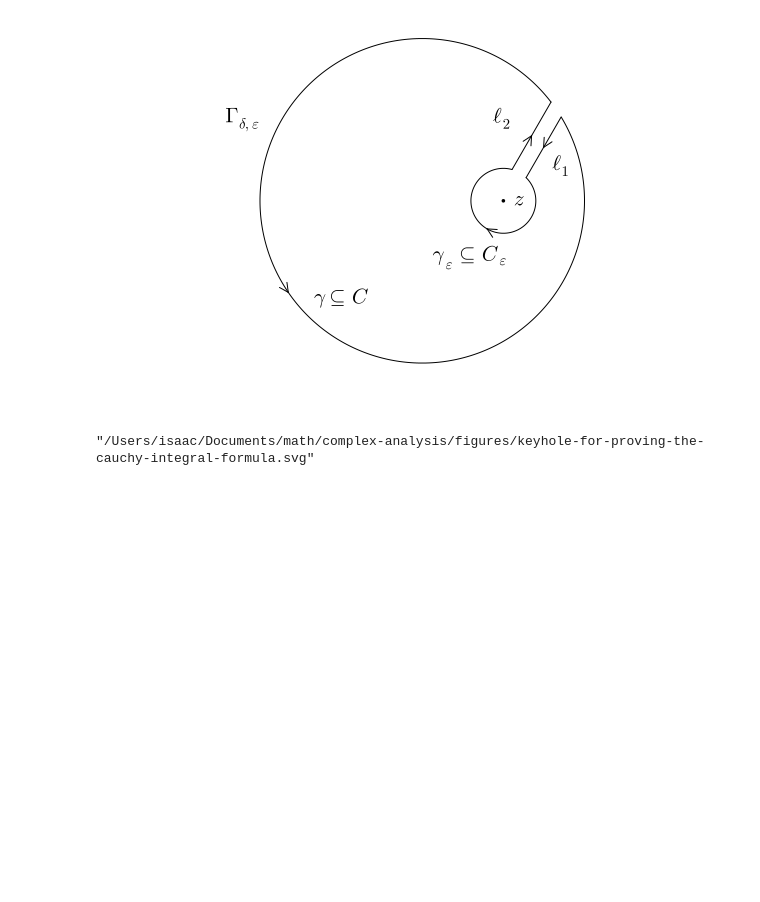
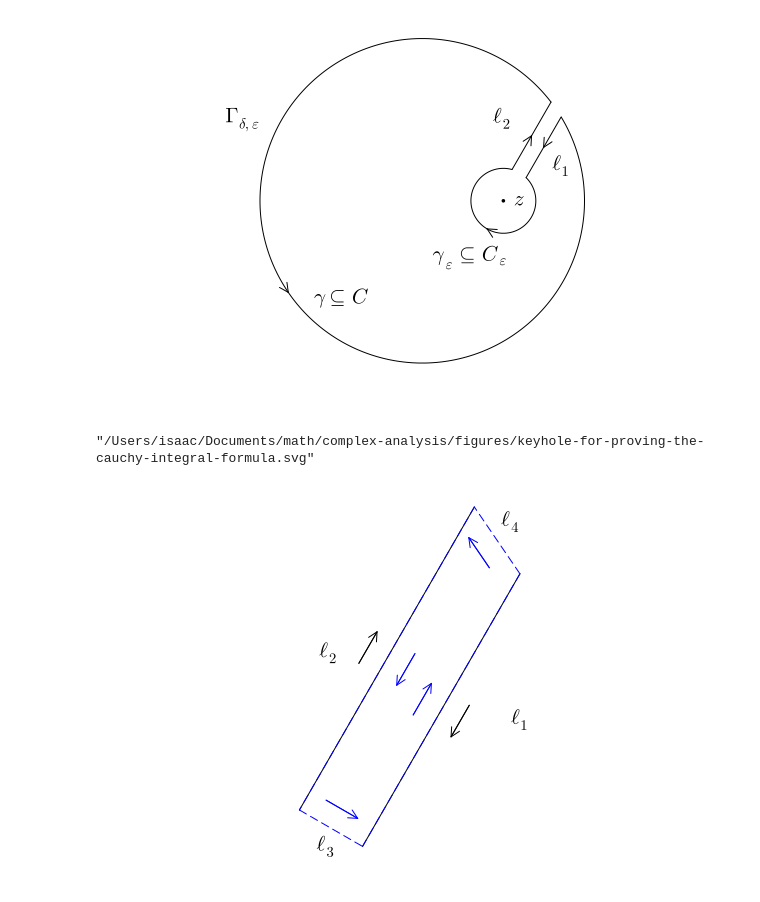
Before and after one commit to Isaac-Fate/math, a Jupyter notebook: complex-analysis/notebooks/cauchy-theorem-and-its-application/cauchy-integral-formulas.ipynb, the cells around one changed output. Saved outputs shown, nothing was run; the diff lists cells and outputs as text; code cells hidden in the pictures; blank space fills up the shorter version.

```diff
--- a/complex-analysis/notebooks/cauchy-theorem-and-its-application/cauchy-integral-formulas.ipynb
+++ b/complex-analysis/notebooks/cauchy-theorem-and-its-application/cauchy-integral-formulas.ipynb
@@ -122,3 +123,92 @@ annotate!(
 savefig(joinpath(FIGURES_DIR, "keyhole-for-proving-the-cauchy-integral-formula.svg"))
 # %% [output]
 "/Users/isaac/Documents/math/complex-analysis/figures/keyhole-for-proving-the-cauchy-integral-formula.svg"
+# %%
+plot(
+    aspect_ratio=:equal,
+    border=:none,
+    legend=nothing,
+)
+
+
+plot_line_segment!(
+    w1,
+    z1,
+    arrow_distance=0.03,
+    arrow_length=0.05,
+    which_arrow=:left,
+)
+
+plot_line_segment!(
+    z2,
+    w2,
+    arrow_distance=0.03,
+    arrow_length=0.05,
+    which_arrow=:left,
+)
+
+plot_line_segment!(
+    w1,
+    w2,
+    arrow_distance=0.03,
+    arrow_length=0.05,
+    which_arrow=:left,
+    linestyle=:dash,
+    color=:blue,
+)
+
+plot_line_segment!(
+    w2,
+    z2,
+    arrow_distance=0.03,
+    arrow_length=0.05,
+    which_arrow=:left,
+    linestyle=:dash,
+    color=:blue,
+)
+
+plot_line_segment!(
+    z2,
+    z1,
+    arrow_distance=0.03,
+    arrow_length=0.05,
+    which_arrow=:left,
+    linestyle=:dash,
+    color=:blue,
+)
+
+plot_line_segment!(
+    z1,
+    w1,
+    arrow_distance=0.03,
+    arrow_length=0.05,
+    which_arrow=:left,
+    linestyle=:dash,
+    color=:blue,
+)
+
+annotate!(
+    real(w1) + 0.0,
+    imag(w1) - 0.2,
+    L"\ell_1"
+)
+
+annotate!(
+    real(w2) - 0.2,
+    imag(w2) - 0.2,
+    L"\ell_2"
+)
+
+annotate!(
+    real(z1) - 0.05,
+    imag(z1) + 0.0,
+    L"\ell_3"
+)
+
+annotate!(
+    real(w2) + 0.05,
+    imag(w2) - 0.02,
+    L"\ell_4"
+)
+# %% [output]
+[figure, added]
```
Also changed, not shown: parts of 2 cells of this notebook, 3 other files.
